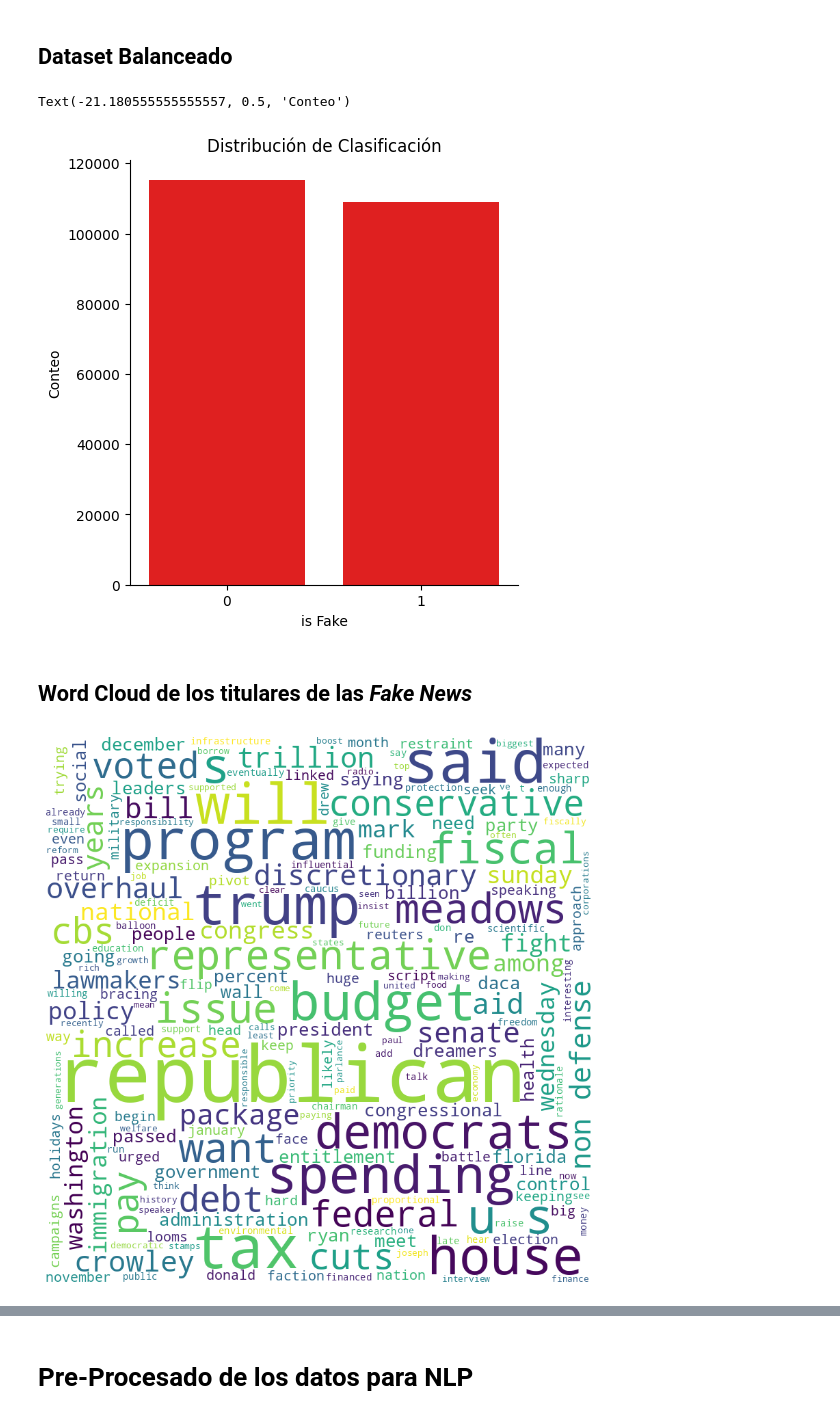
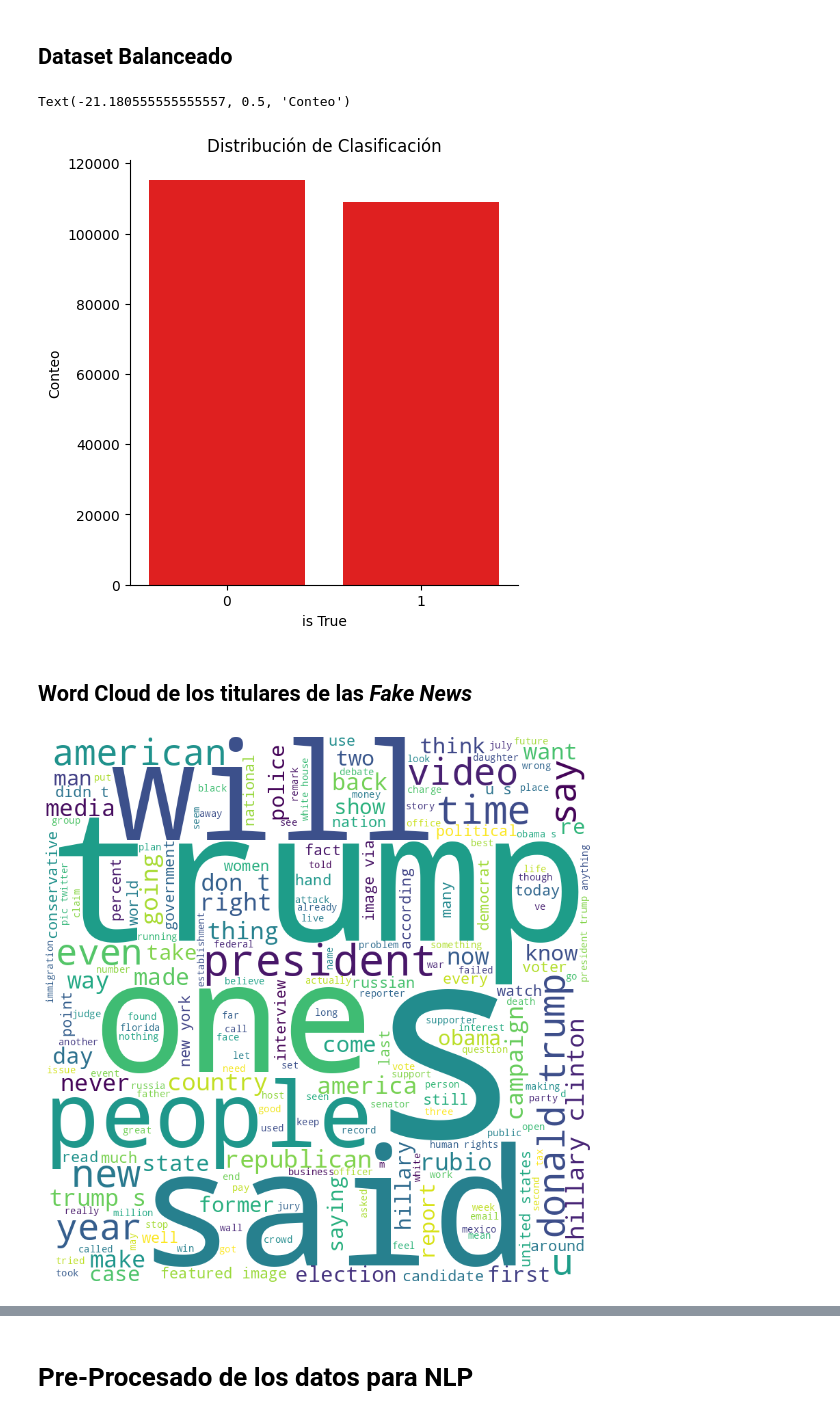
Before and after one commit to LuisFelipePoma/Fake_News_Detector, a Jupyter notebook: src/model/data.ipynb, the cells around one changed output, grey strips where cells are left out. Saved outputs shown, nothing was run; the diff lists cells and outputs as text; code cells hidden in the pictures.

```diff
--- a/src/model/data.ipynb
+++ b/src/model/data.ipynb
@@ -274,7 +269,9 @@ df.head(5)
 ### Join all the data
 # %%
 df = pd.concat(DATASET, ignore_index=True)
+df = df.sample(frac=1).reset_index(drop=True) # Shuffle the dataset
 df.to_csv("train.csv", index=False)
+del DATASET
 # %% [markdown]
 ## Inspeccionar datos
 # %%
@@ -310,47 +307,40 @@ import seaborn as sns
 # Visualizamos si la data esta balanceada
 sns.catplot(x="label", kind="count", color="r", data=df)
 plt.title("Distribución de Clasificación")
-plt.xlabel("is Fake")
+plt.xlabel("is True")
 plt.ylabel("Conteo")
 # %% [output]
 Text(-21.180555555555557, 0.5, 'Conteo')
-[figure, old version]
+[figure, new version]
 # %% [markdown]
 ## Word Cloud de los titulares de las *Fake News*
 # %%
 # importing all necessary modules
 from wordcloud import WordCloud, STOPWORDS
-
 comment_words = ""
 stopwords = set(STOPWORDS)
-
 # Recorrer el dataframe
-for val in df["features"][0:1]:
+for val in df[df["label"] == 0]["features"][:100]:
     # Castear cada palabra a string
     val = str(val)
-
     # Separamos por palabra
     tokens = val.split()
-
     # Pasamos a minusculas
     for i in range(len(tokens)):
         tokens[i] = tokens[i].lower()
-
     comment_words += " ".join(tokens) + " "
-
 wordcloud = WordCloud(
     width=800,
     height=800,
     background_color="white",
     stopwords=stopwords,
     min_font_size=10,
 ).generate(comment_words)
-
 # Generamos el plot
 plt.figure(figsize=(8, 8), facecolor=None)
 plt.imshow(wordcloud)
 plt.axis("off")
 plt.tight_layout(pad=0)
 plt.show()
 # %% [output]
-[figure, old version]
+[figure, new version]
```
Also changed, not shown: parts of 26 cells of this notebook, 2 other files.
